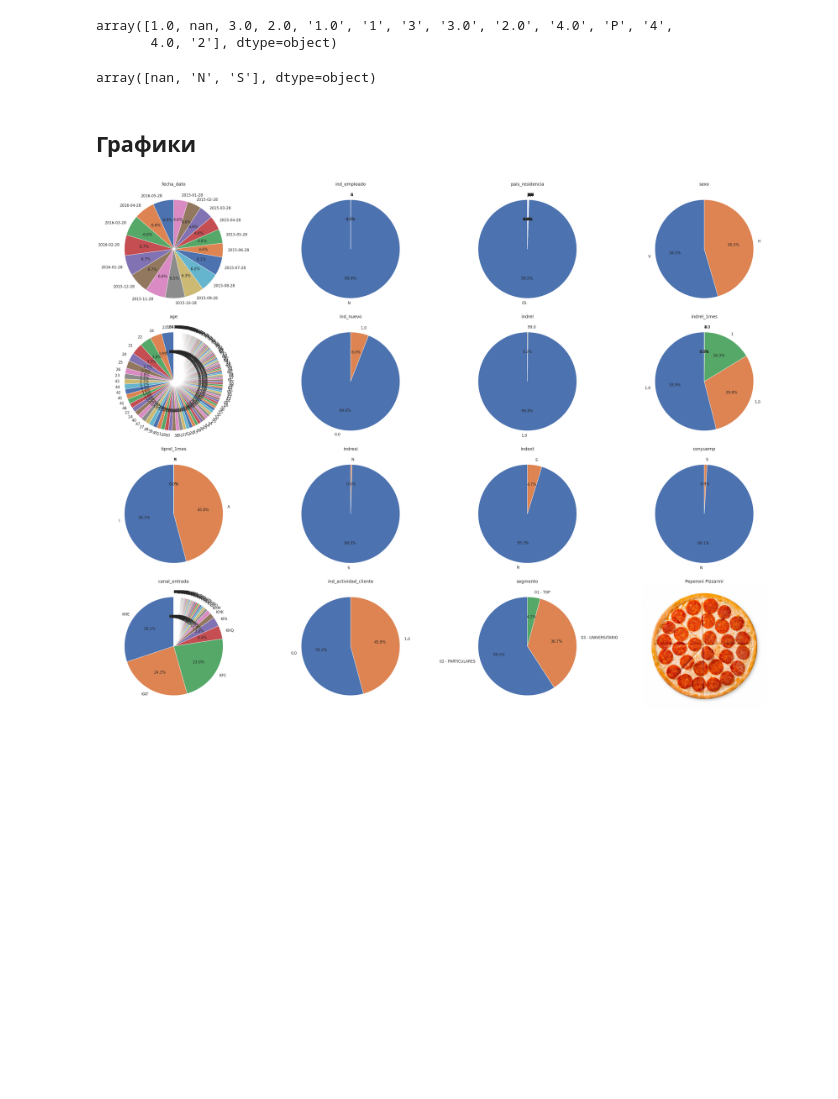
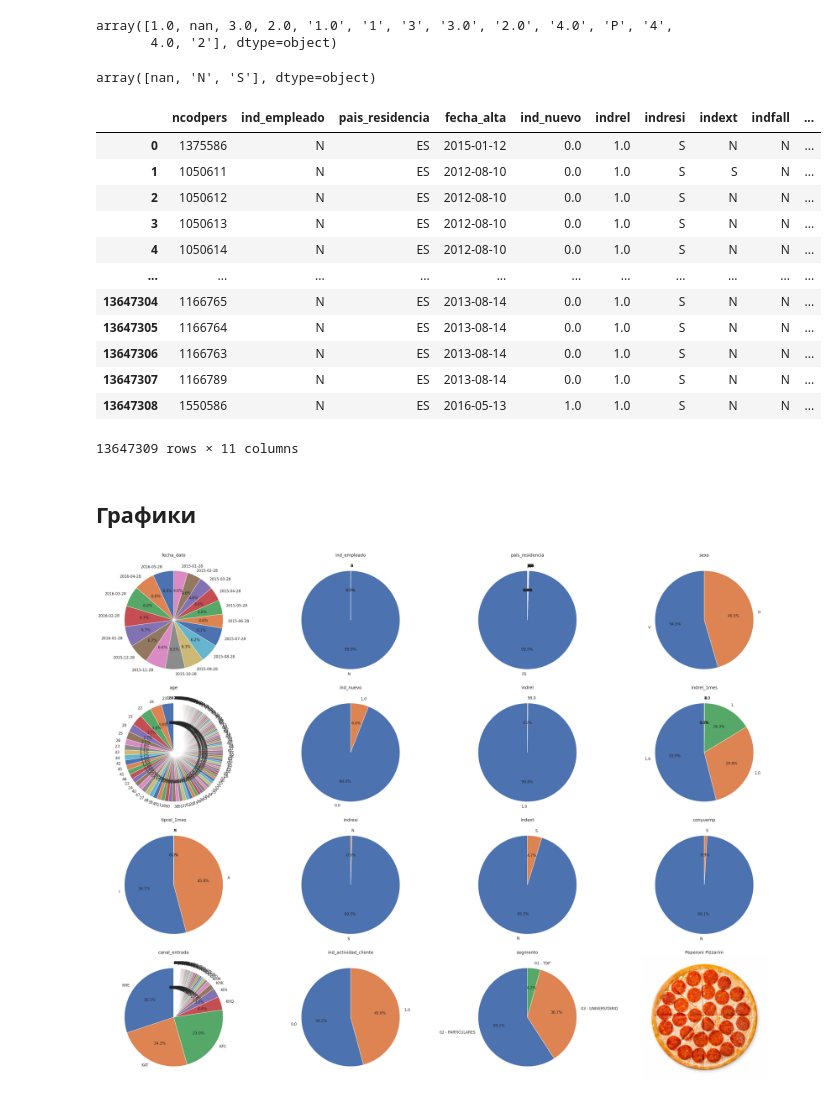
Before and after one commit to AkilovM/mle-pr-final, a Jupyter notebook: Exploratory_Data_Analysis.ipynb, the cells around one changed output. Cells and saved outputs as stored; diff of their text form; code cells hidden in the pictures; blank space fills up the shorter version.

```diff
--- a/Exploratory_Data_Analysis.ipynb
+++ b/Exploratory_Data_Analysis.ipynb
@@ -219,6 +220,22 @@ array([1.0, nan, 3.0, 2.0, '1.0', '1', '3', '3.0', '2.0', '4.0', 'P', '4',
 df['conyuemp'].unique()
 # %% [output]
 array([nan, 'N', 'S'], dtype=object)
+# %%
+df[['ncodpers', 'ind_empleado', 'pais_residencia', 'fecha_alta', 'ind_nuevo', 'indrel', 'indresi', 'indext', 'indfall', 'cod_prov', 'nomprov']]
+# %% [output]
+|  | ncodpers | ind_empleado | pais_residencia | fecha_alta | ind_nuevo | indrel | indresi | indext | indfall | ... |
+| 0 | 1375586 | N | ES | 2015-01-12 | 0.0 | 1.0 | S | N | N | ... |
+| 1 | 1050611 | N | ES | 2012-08-10 | 0.0 | 1.0 | S | S | N | ... |
+| 2 | 1050612 | N | ES | 2012-08-10 | 0.0 | 1.0 | S | N | N | ... |
+| 3 | 1050613 | N | ES | 2012-08-10 | 0.0 | 1.0 | S | N | N | ... |
+| 4 | 1050614 | N | ES | 2012-08-10 | 0.0 | 1.0 | S | N | N | ... |
+| ... | ... | ... | ... | ... | ... | ... | ... | ... | ... | ... |
+| 13647304 | 1166765 | N | ES | 2013-08-14 | 0.0 | 1.0 | S | N | N | ... |
+| 13647305 | 1166764 | N | ES | 2013-08-14 | 0.0 | 1.0 | S | N | N | ... |
+| 13647306 | 1166763 | N | ES | 2013-08-14 | 0.0 | 1.0 | S | N | N | ... |
+| 13647307 | 1166789 | N | ES | 2013-08-14 | 0.0 | 1.0 | S | N | N | ... |
+| 13647308 | 1550586 | N | ES | 2016-05-13 | 1.0 | 1.0 | S | N | N | ... |
+13647309 rows × 11 columns
 # %% [markdown]
 Графики
 -
```
Also changed, not shown: parts of 3 cells of this notebook.
